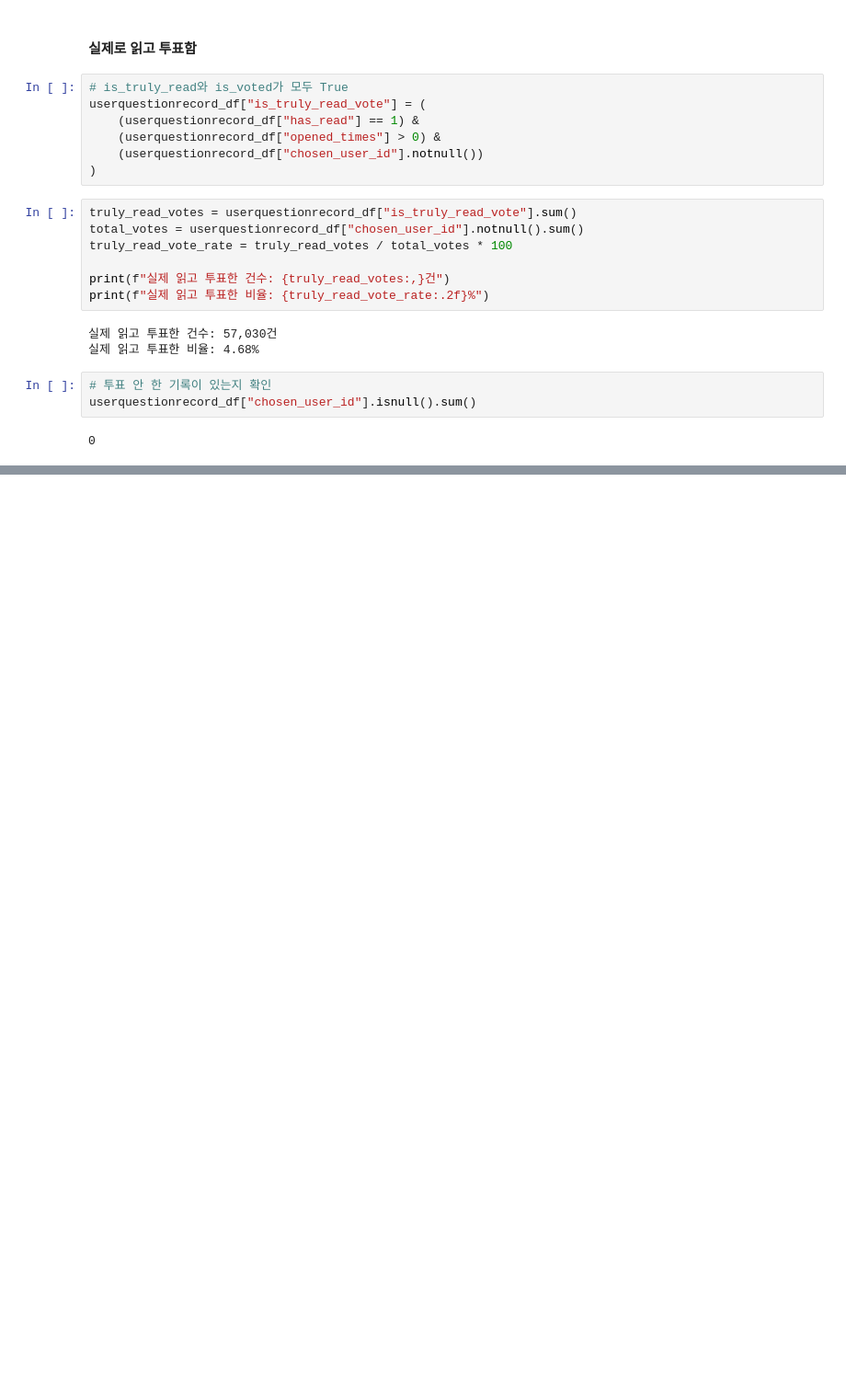
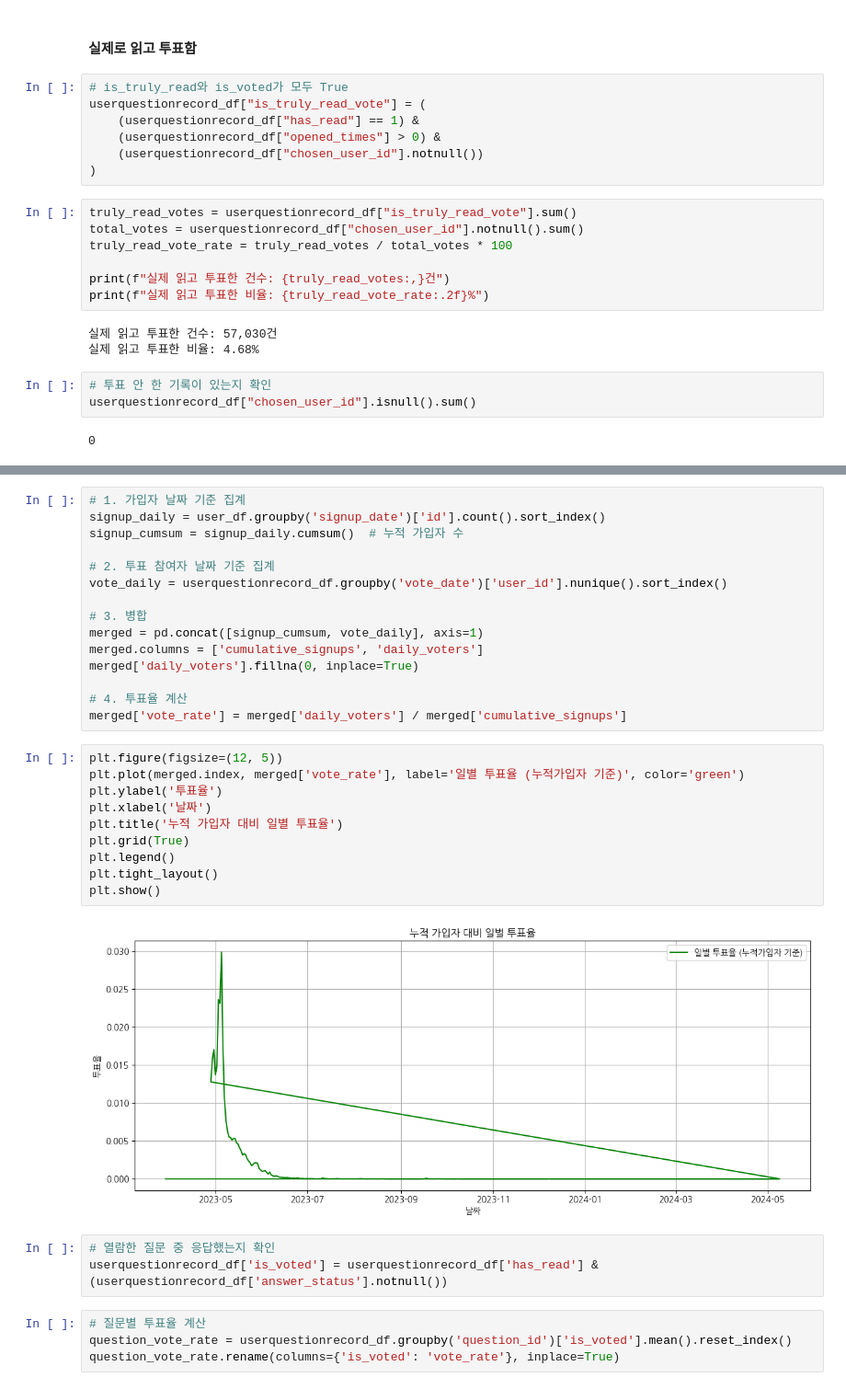
Before and after one commit to saeraniren/advanced_project, a Jupyter notebook: 고급_accounts_userquestionrecord_투표기록.ipynb, the cells around one changed output, grey strips where cells are left out. Shown at 92% size. Drawn from its saved outputs; the diff is of its cells as text; blank space fills up the shorter version.

```diff
--- a/고급_accounts_userquestionrecord_투표기록.ipynb
+++ b/고급_accounts_userquestionrecord_투표기록.ipynb
@@ -518,0 +767,34 @@ userquestionrecord_df["chosen_user_id"].isnull().sum()
+# %%
+# 1. 가입자 날짜 기준 집계
+signup_daily = user_df.groupby('signup_date')['id'].count().sort_index()
+signup_cumsum = signup_daily.cumsum()  # 누적 가입자 수
+
+# 2. 투표 참여자 날짜 기준 집계
+vote_daily = userquestionrecord_df.groupby('vote_date')['user_id'].nunique().sort_index()
+
+# 3. 병합
+merged = pd.concat([signup_cumsum, vote_daily], axis=1)
+merged.columns = ['cumulative_signups', 'daily_voters']
+merged['daily_voters'].fillna(0, inplace=True)
+
+# 4. 투표율 계산
+merged['vote_rate'] = merged['daily_voters'] / merged['cumulative_signups']
+# %%
+plt.figure(figsize=(12, 5))
+plt.plot(merged.index, merged['vote_rate'], label='일별 투표율 (누적가입자 기준)', color='green')
+plt.ylabel('투표율')
+plt.xlabel('날짜')
+plt.title('누적 가입자 대비 일별 투표율')
+plt.grid(True)
+plt.legend()
+plt.tight_layout()
+plt.show()
+# %% [output]
+[figure, added]
+# %%
+# 열람한 질문 중 응답했는지 확인
+userquestionrecord_df['is_voted'] = userquestionrecord_df['has_read'] & (userquestionrecord_df['answer_status'].notnull())
+# %%
+# 질문별 투표율 계산
+question_vote_rate = userquestionrecord_df.groupby('question_id')['is_voted'].mean().reset_index()
+question_vote_rate.rename(columns={'is_voted': 'vote_rate'}, inplace=True)
```
Also changed, not shown: parts of 28 cells of this notebook, 10 other files.
